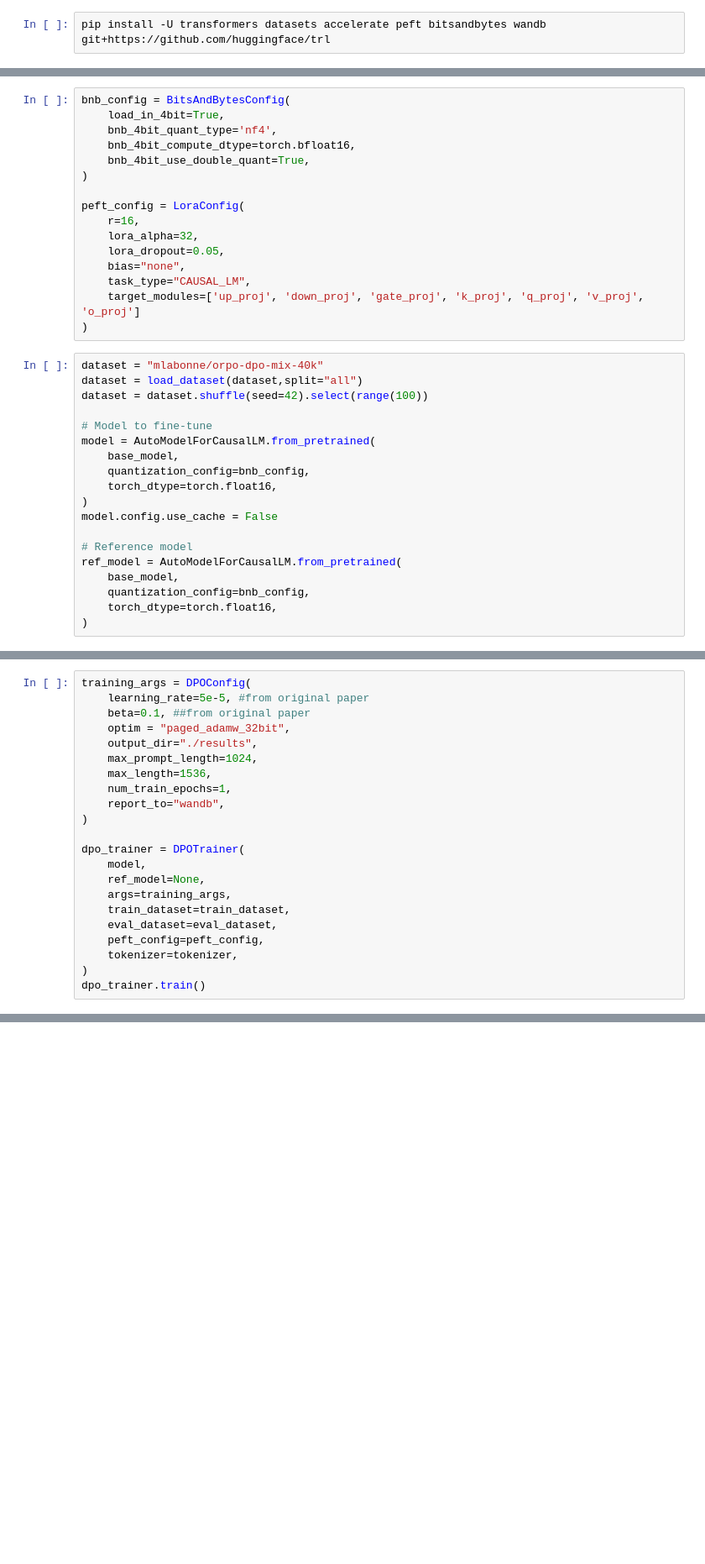
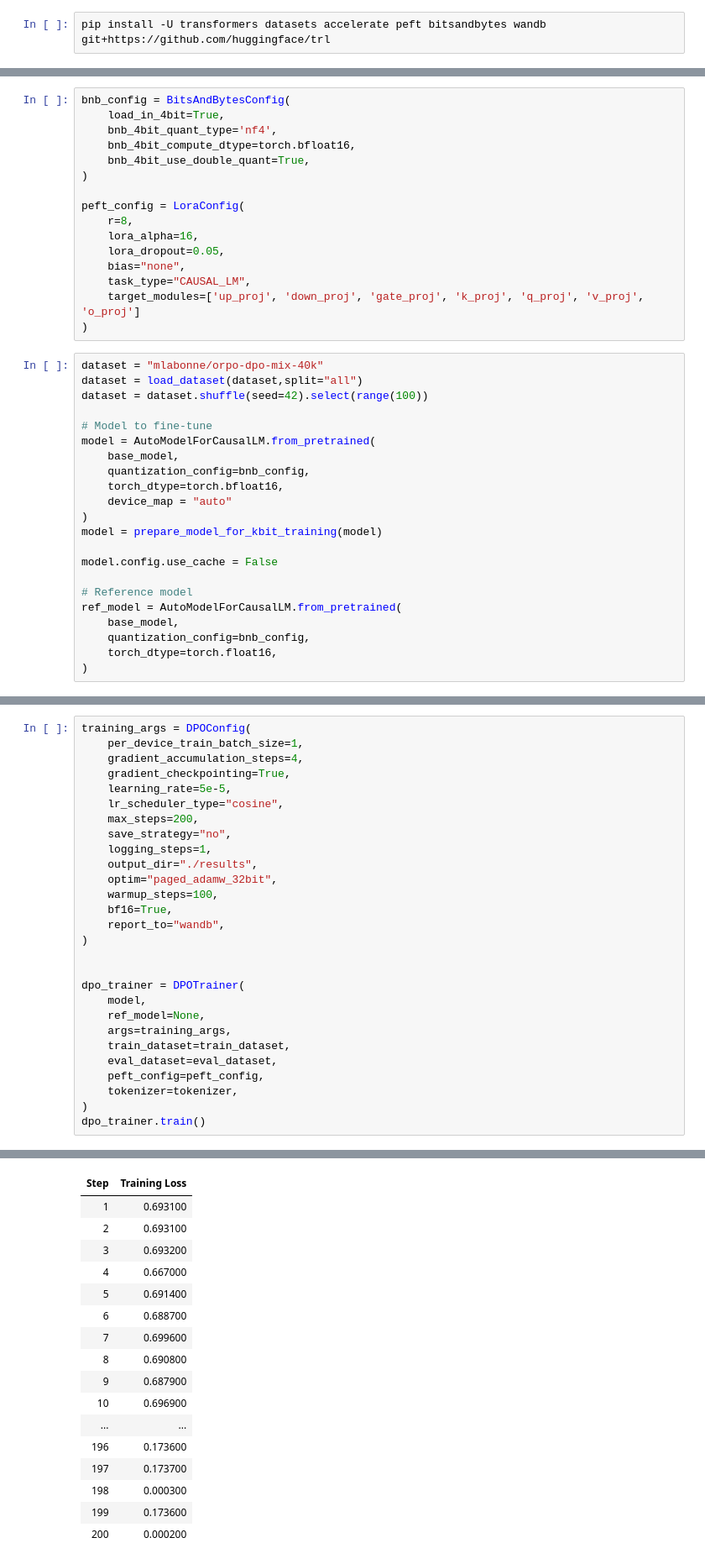
Before and after one commit to SepKeyPro/genAI, a Jupyter notebook: llama3_dpo_fine_tuning.ipynb, the cells around one changed output, grey strips where cells are left out. Shown: that part at 84% size. Cells and saved outputs as stored; diff of their text form; blank space fills up the shorter version.

```diff
--- a/llama3_dpo_fine_tuning.ipynb
+++ b/llama3_dpo_fine_tuning.ipynb
@@ -39,8 +51,8 @@ bnb_config = BitsAndBytesConfig(
 )
 
 peft_config = LoraConfig(
-    r=16,
-    lora_alpha=32,
+    r=8,
+    lora_alpha=16,
     lora_dropout=0.05,
     bias="none",
     task_type="CAUSAL_LM",
@@ -55,8 +67,11 @@ dataset = dataset.shuffle(seed=42).select(range(100))
 model = AutoModelForCausalLM.from_pretrained(
     base_model,
     quantization_config=bnb_config,
-    torch_dtype=torch.float16,
+    torch_dtype=torch.bfloat16,
+    device_map = "auto"
 )
+model = prepare_model_for_kbit_training(model)
+
 model.config.use_cache = False
 
 # Reference model
@@ -77,15 +94,21 @@ train_dataset = dataset['train']
 eval_dataset = dataset['test']
 # %%
 training_args = DPOConfig(
-    learning_rate=5e-5, #from original paper
-    beta=0.1, ##from original paper
-    optim = "paged_adamw_32bit",
+    per_device_train_batch_size=1,
+    gradient_accumulation_steps=4,
+    gradient_checkpointing=True,
+    learning_rate=5e-5,
+    lr_scheduler_type="cosine",
+    max_steps=200,
+    save_strategy="no",
+    logging_steps=1,
     output_dir="./results",
-    max_prompt_length=1024,
-    max_length=1536,
-    num_train_epochs=1,
+    optim="paged_adamw_32bit",
+    warmup_steps=100,
+    bf16=True,
     report_to="wandb",
 )
+
 
 dpo_trainer = DPOTrainer(
     model,
@@ -97,3 +120,4 @@ dpo_trainer = DPOTrainer(
     tokenizer=tokenizer,
 )
 dpo_trainer.train()
+# %% [output]
@@ -99,0 +133,17 @@ dpo_trainer.train()
+| Step | Training Loss |
+| 1 | 0.693100 |
+| 2 | 0.693100 |
+| 3 | 0.693200 |
+| 4 | 0.667000 |
+| 5 | 0.691400 |
+| 6 | 0.688700 |
+| 7 | 0.699600 |
+| 8 | 0.690800 |
+| 9 | 0.687900 |
+| 10 | 0.696900 |
+| ... | ... |
+| 196 | 0.173600 |
+| 197 | 0.173700 |
+| 198 | 0.000300 |
+| 199 | 0.173600 |
+| 200 | 0.000200 |
```
Also changed, not shown: parts of 9 cells of this notebook.
